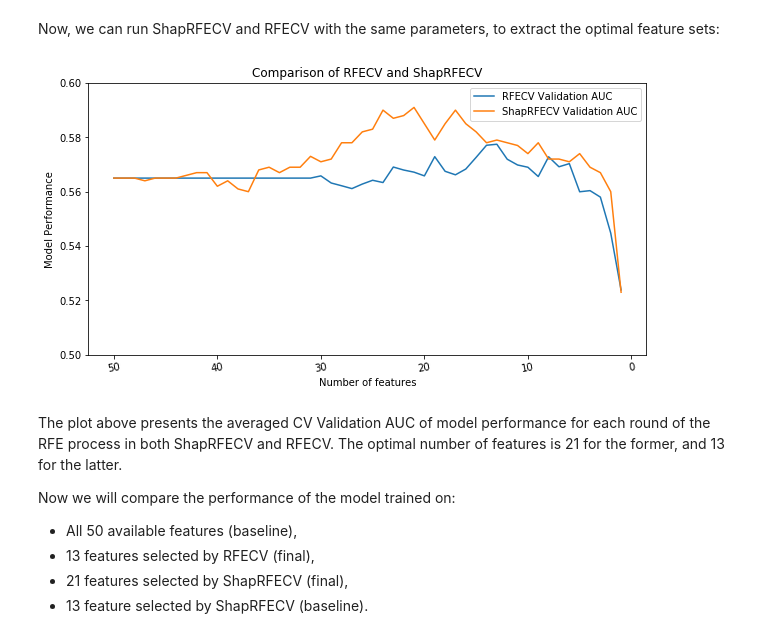
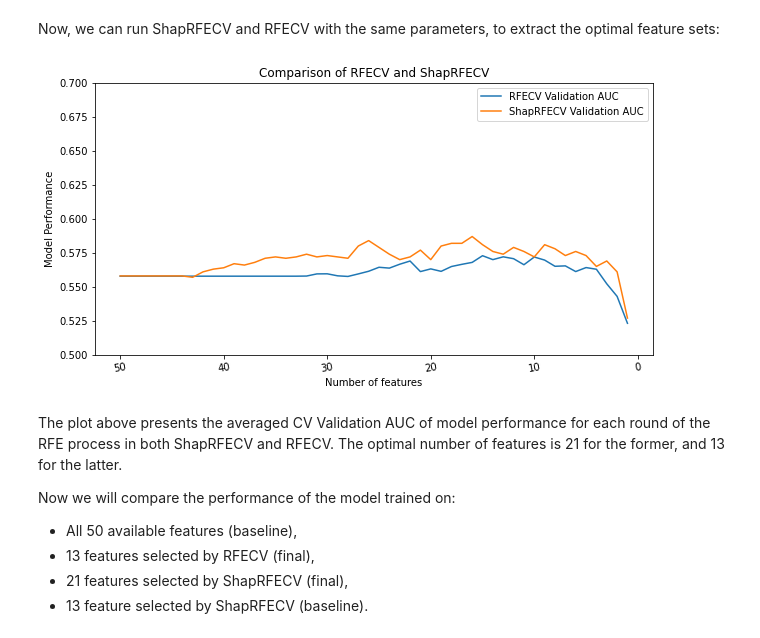
Before and after one commit to ing-bank/probatus, a Jupyter notebook: docs/tutorials/nb_shap_feature_elimination.ipynb, the cells around one changed output. Saved outputs shown, nothing was run; the diff lists cells and outputs as text; code cells hidden in the pictures.

```diff
--- a/docs/tutorials/nb_shap_feature_elimination.ipynb
+++ b/docs/tutorials/nb_shap_feature_elimination.ipynb
@@ -177,20 +177,20 @@ clf = lightgbm.LGBMClassifier(n_estimators=10, num_leaves=7)
 Now, we can run ShapRFECV and RFECV with the same parameters, to extract the optimal feature sets:
 # %%
 # Run RFECV and ShapRFECV with the same parameters
-rfe = RFECV(clf, step=1, cv=10, scoring='roc_auc', n_jobs=3).fit(X_train, y_train)
-shap_elimination = ShapRFECV(clf=clf, step=1, cv=10, scoring='roc_auc', n_jobs=3)
+rfe = RFECV(clf, step=1, cv=20, scoring='roc_auc', n_jobs=3).fit(X_train, y_train)
+shap_elimination = ShapRFECV(clf=clf, step=1, cv=20, scoring='roc_auc', n_jobs=3)
 shap_report = shap_elimination.fit_compute(X_train, y_train)
 
 # Compare the CV Validation AUC for different number of features in each method.
 ax = pd.DataFrame({'RFECV Validation AUC': list(reversed(rfe.grid_scores_)),
                    'ShapRFECV Validation AUC': shap_report['val_metric_mean'].values.tolist()},
-                 index=shap_report['num_features'].values.tolist()).plot(ylim=(0.5, 0.6), rot=10, title='Comparison of RFECV and ShapRFECV', figsize=(10,5))
+                 index=shap_report['num_features'].values.tolist()).plot(ylim=(0.5,0.7), rot=10, title='Comparison of RFECV and ShapRFECV', figsize=(10,5))
 ax.set_ylabel("Model Performance")
 ax.set_xlabel("Number of features")
 ax.invert_xaxis()
 plt.show()
 # %% [output]
-[figure, old version]
+[figure, new version]
 # %% [markdown]
 The plot above presents the averaged CV Validation AUC of model performance for each round of the RFE process in both ShapRFECV and RFECV. The optimal number of features is 21 for the former, and 13 for the latter.
 
```
Also changed, not shown: parts of 7 cells of this notebook, 6 other files.
